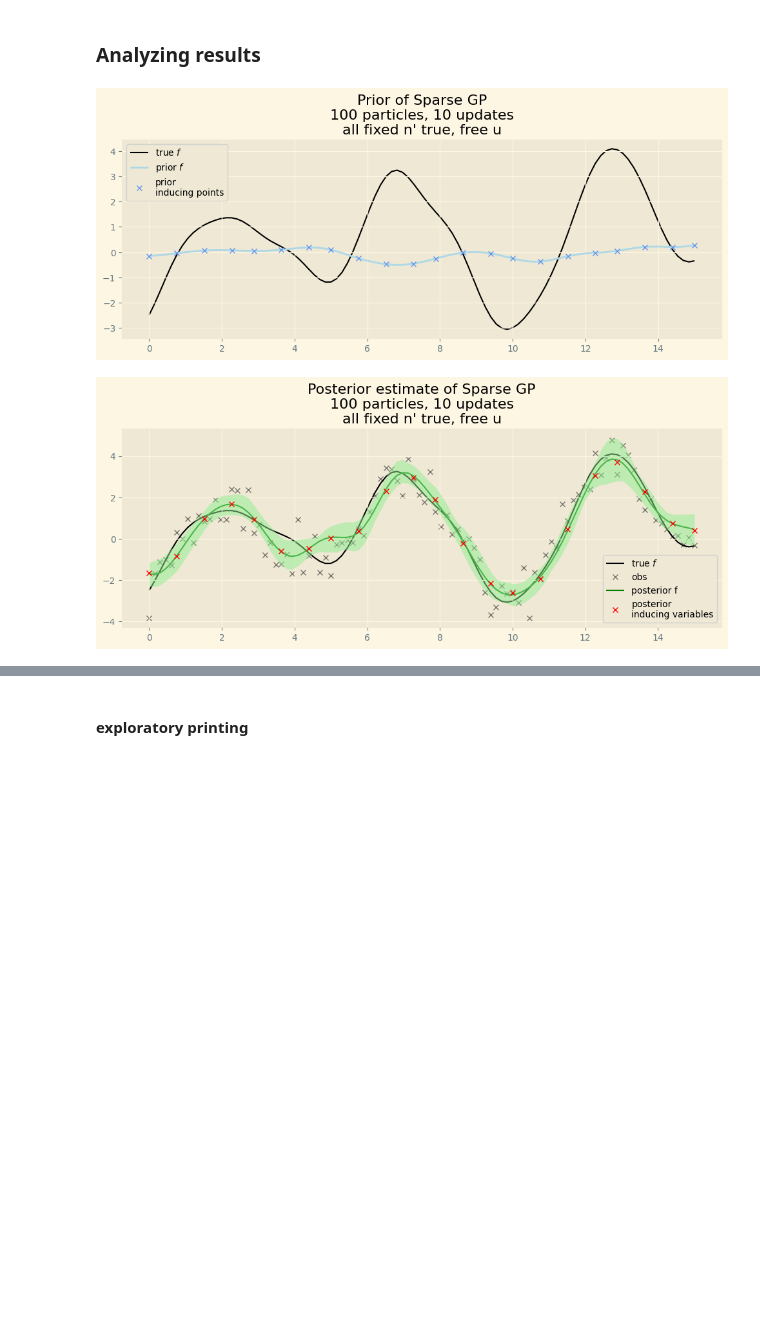
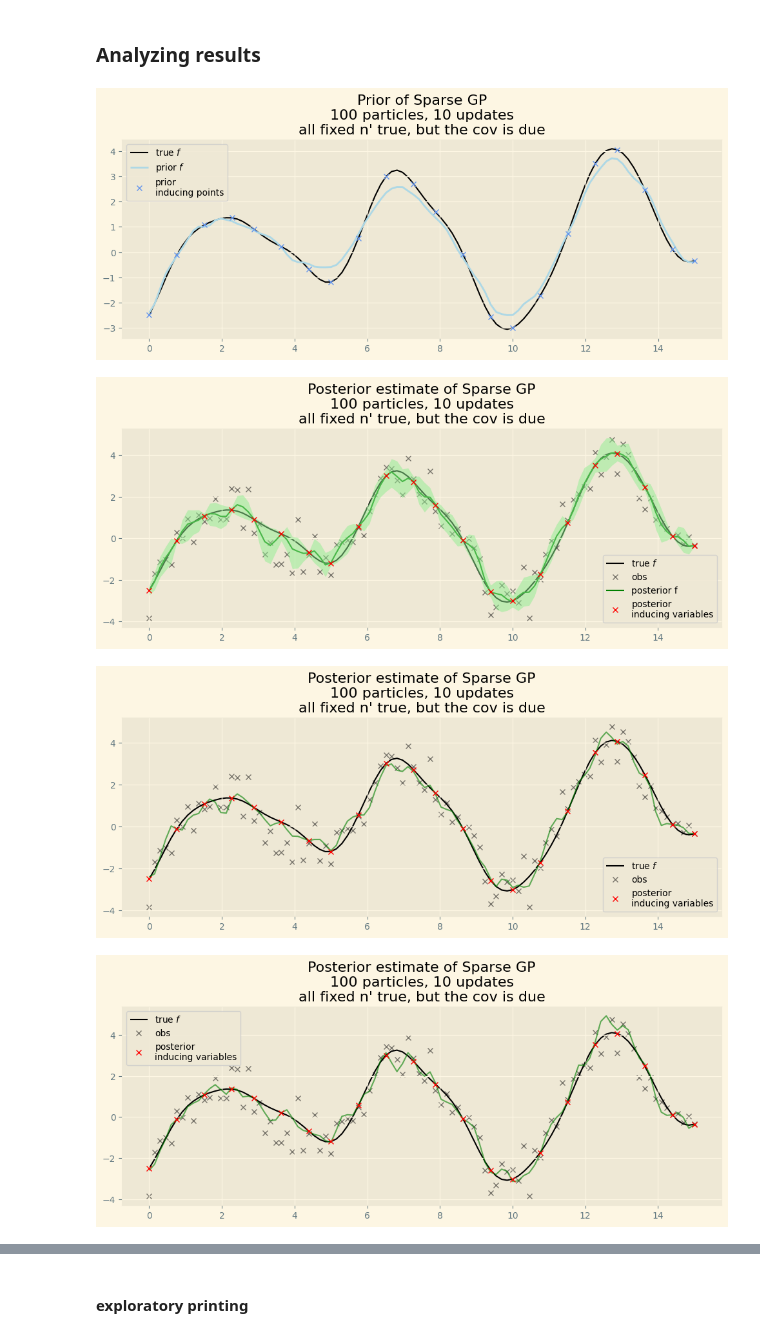
Before and after one commit to UncertaintyInComplexSystems/bayesianmodels, a Jupyter notebook: notebooks/sparse_GP_regression_with_Gibbs.ipynb, the cells around one changed output, grey strips where cells are left out. Drawn from its saved outputs; the diff is of its cells as text; code cells hidden in the pictures; blank space fills up the shorter version.

```diff
--- a/notebooks/sparse_GP_regression_with_Gibbs.ipynb
+++ b/notebooks/sparse_GP_regression_with_Gibbs.ipynb
@@ -136,17 +136,17 @@ priors = dict(
         # NOTE: Rossi uses a seperate lengthscale per feature.
         #   - do they mean locations with features? Or is this about multiple inputs?
 
-        # lengthscale = dx.Transformed(
-        #     dx.Normal(loc=0, scale=.5), # NOTE: Adjusted to be closer to real value
-        #     tfb.Exp()),
+        lengthscale = dx.Transformed(
+            dx.Normal(loc=1.0, scale=1.0), # NOTE: Adjusted to be closer to real value
+            tfb.Exp()),
         # lengthscale = dx.Normal(loc=lengthscale_, scale=0.3),  # HACk: almost true cov prior
-        lengthscale = dx.Deterministic(loc=lengthscale_),  # HACK: true cov
+        # lengthscale = dx.Deterministic(loc=lengthscale_),  # HACK: true cov
 
-        # variance = dx.Transformed(
-        #     dx.Normal(loc=1.5, scale=.5),  # NOTE: Adjusted to be closer to real value
-        #     tfb.Exp())), # log Normal as in Rossi
+        variance = dx.Transformed(
+            dx.Normal(loc=2.0, scale=1.0),  # NOTE: Adjusted to be closer to real value
+            tfb.Exp())), # log Normal as in Rossi
         # variance = dx.Normal(loc=output_scale_, scale=1.0)),  # HACk: almost true cov prior
-        variance = dx.Deterministic(loc=output_scale_)),  # HACK: true cov
+        # variance = dx.Deterministic(loc=output_scale_)),  # HACK: true cov
 
     likelihood=dict(  # actually not modeled in Rossi
         # obs_noise = dx.Transformed(
@@ -640,11 +640,11 @@ plot_param_trajectory(
 # randomize the models inital state
 random_random_seed = np.random.randint(0, 10000 + 1)
 print('random random seed:', random_random_seed)
-key = jrnd.PRNGKey(random_random_seed)
+key = jrnd.PRNGKey(2954)
 
 # define parameters for inference
 sampling_parameters = dict(
-    num_particles = 1_00,  # SMC
+    num_particles = 100,  # SMC
     num_mcmc_steps = 10  # SMC
     )
 
@@ -716,7 +735,7 @@ def plot_smc_prior(initial_particles, sub_title=''):
     plt.show()
 
 
-def plot_smc_posterior(particles, initial_particles, sub_title=''):
+def plot_smc_posterior(particles, sub_title=''):
     plt.figure(figsize=(12, 4))
 
     # observations and true function
@@ -731,36 +750,79 @@ def plot_smc_posterior(particles, initial_particles, sub_title=''):
         x.flatten(), fp_hdi_lower, fp_hdi_upper,
         alpha=0.5, color='lightgreen', lw=0)
 
     # Plot inducing points
     up_mean, up_hdi_lower, up_hdi_upper = particle_avg_hdi(particles['u'])
     zp_mean, zp_hdi_lower, zp_hdi_upper = particle_avg_hdi(particles['Z'])
-
     plt.plot(
         zp_mean, up_mean,
         'x',
         label='posterior\ninducing variables',
         color='red',
         alpha=1.0,
         zorder=2)
 
     # ax.fill_between(
     #     zp_mean, up_hdi_lower, up_hdi_upper,
     #     alpha=0.5, color='orange', lw=0)
 
     plt.legend()
     if sub_title != '':
         sub_title = f'\n{sub_title}'
     plt.title(f'Posterior estimate of Sparse GP{sub_title}')
     plt.show()
 
+def plot_smc_posterior_particels(particles, idxs=None, sub_title=''):
+    plt.figure(figsize=(12, 4))
+
+    # observations and true function
+    plt.plot(x, f_true, 'k', label=r'true $f$', lw=1.5, alpha=1, zorder=-1)
+    plt.plot(x, y, 'x', label='obs', color='black', alpha=0.5, zorder=-1)
+
+    # f particles
+    if idxs == None:
+        idxs = range(particles['f'].shape[0])
+    for i in idxs:
+        plt.plot(
+            x, particles['f'][i],
+            label='posterior f' if i==0 else '',
+            color='green', lw=1.5, zorder=1, alpha=0.6)
+
+        # Plot inducing points
+        # up_mean, up_hdi_lower, up_hdi_upper = particle_avg_hdi(particles['u'])
+        # zp_mean, zp_hdi_lower, zp_hdi_upper = particle_avg_hdi(particles['Z'])
+        plt.plot(
+            particles['Z'][i], particles['u'][i],
+            'x',
+            label='posterior\ninducing variables',
+            color='red',
+            alpha=1.0,
+            zorder=2)
+
+    plt.legend()
+    if sub_title != '':
+        sub_title = f'\n{sub_title}'
+    plt.title(f'Posterior estimate of Sparse GP{sub_title}')
+    plt.show()
+
 num_particles = sampling_parameters['num_particles']
 num_upates = sampling_parameters['num_mcmc_steps']
+sub_title = f'{num_particles} particles, {num_upates} updates'
+sub_title = sub_title + '\nall fixed n\' true, but the cov is due'
+
 plot_smc_prior(
     initial_particles,
-    sub_title=f'{num_particles} particles, {num_upates} updates\nall fixed n\' true, free u')
+    sub_title=sub_title)
 plot_smc_posterior(
-     particles, initial_particles,
-     sub_title=f'{num_particles} particles, {num_upates} updates\nall fixed n\' true, free u')
+     particles,
+     sub_title=sub_title)
+
+for i in range(10, 20):
+    plot_smc_posterior_particels(
+        particles,
+        idxs=[i],
+        sub_title=sub_title)
 # %% [output]
-[figure, old version]
+[figure, new version]
-[figure, old version]
+[figure, new version]
+[figure, added]
+[figure, added]
```
Also changed, not shown: parts of 12 cells of this notebook, 1 other file.
